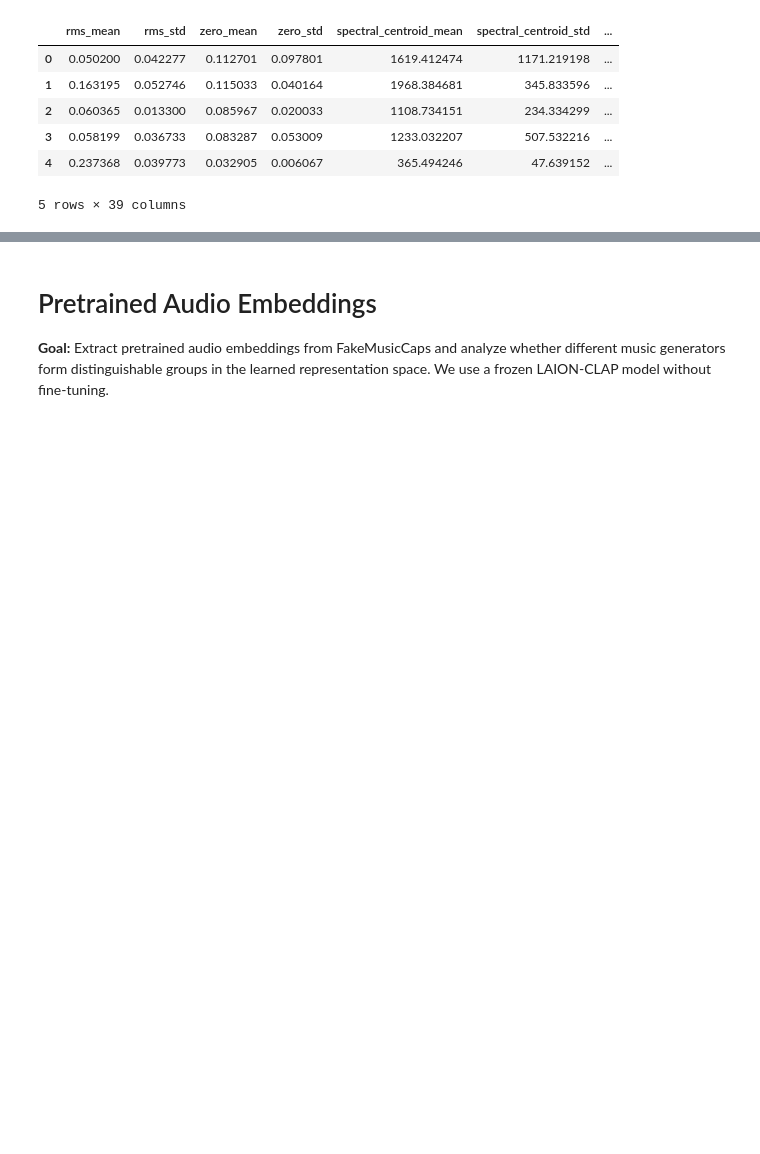
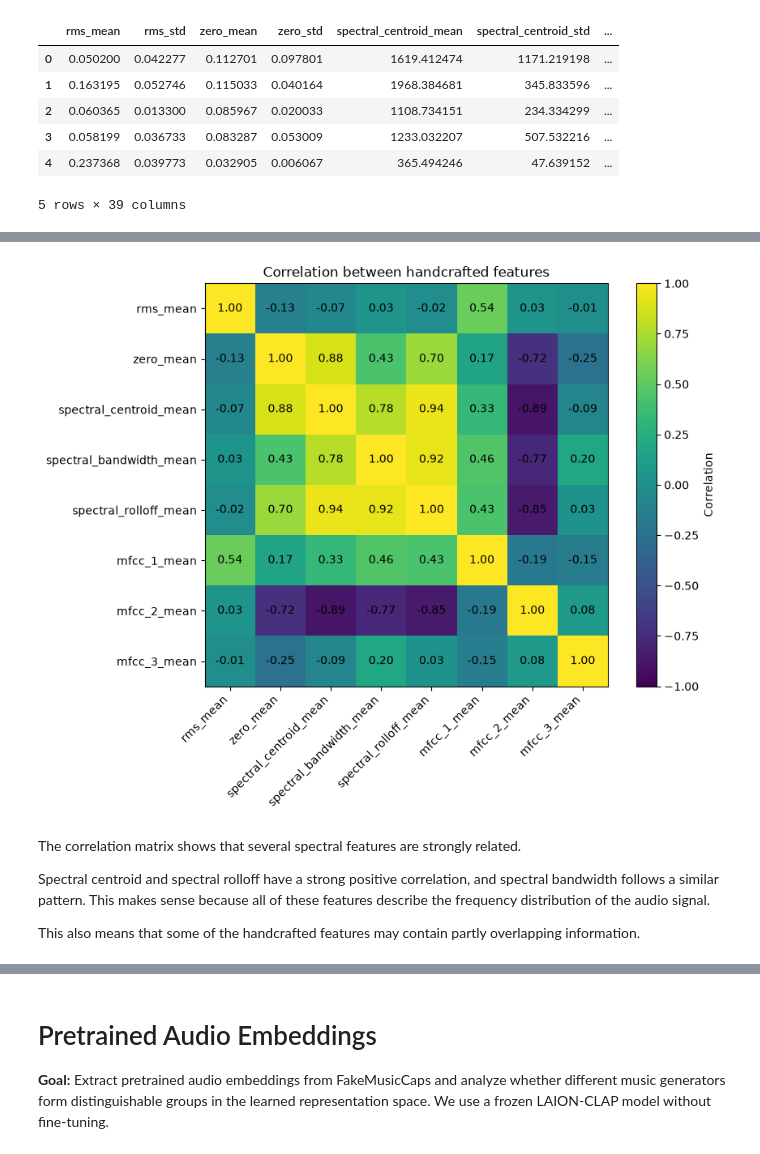
Before and after one commit to Olenadovb/AI-vs-Original-Music-Classification, a Jupyter notebook: notebooks/02-handcrafted-features.ipynb, the cells around one changed output, grey strips where cells are left out. Saved outputs shown, nothing was run; the diff lists cells and outputs as text; code cells hidden in the pictures; blank space fills up the shorter version.

```diff
--- a/notebooks/02-handcrafted-features.ipynb
+++ b/notebooks/02-handcrafted-features.ipynb
@@ -443,0 +277,51 @@ This suggests that the full set of handcrafted features may be useful for classi
+# %%
+correlation_features = [
+    "rms_mean",
+    "zero_mean",
+    "spectral_centroid_mean",
+    "spectral_bandwidth_mean",
+    "spectral_rolloff_mean",
+    "mfcc_1_mean",
+    "mfcc_2_mean",
+    "mfcc_3_mean",
+]
+
+corr = eda_df[correlation_features].corr()
+
+plt.figure(figsize=(9, 7))
+plt.imshow(corr, vmin=-1, vmax=1)
+plt.colorbar(label="Correlation")
+
+plt.xticks(
+    range(len(correlation_features)),
+    correlation_features,
+    rotation=45,
+    ha="right",
+)
+
+plt.yticks(
+    range(len(correlation_features)),
+    correlation_features,
+)
+
+for i in range(len(correlation_features)):
+    for j in range(len(correlation_features)):
+        plt.text(
+            j,
+            i,
+            f"{corr.iloc[i, j]:.2f}",
+            ha="center",
+            va="center",
+        )
+
+plt.title("Correlation between handcrafted features")
+plt.tight_layout()
+plt.show()
+# %% [output]
+[figure, added]
+# %% [markdown]
+The correlation matrix shows that several spectral features are strongly related.
+
+Spectral centroid and spectral rolloff have a strong positive correlation, and spectral bandwidth follows a similar pattern. This makes sense because all of these features describe the frequency distribution of the audio signal.
+
+This also means that some of the handcrafted features may contain partly overlapping information.
```
Also changed, not shown: parts of 54 cells of this notebook.
